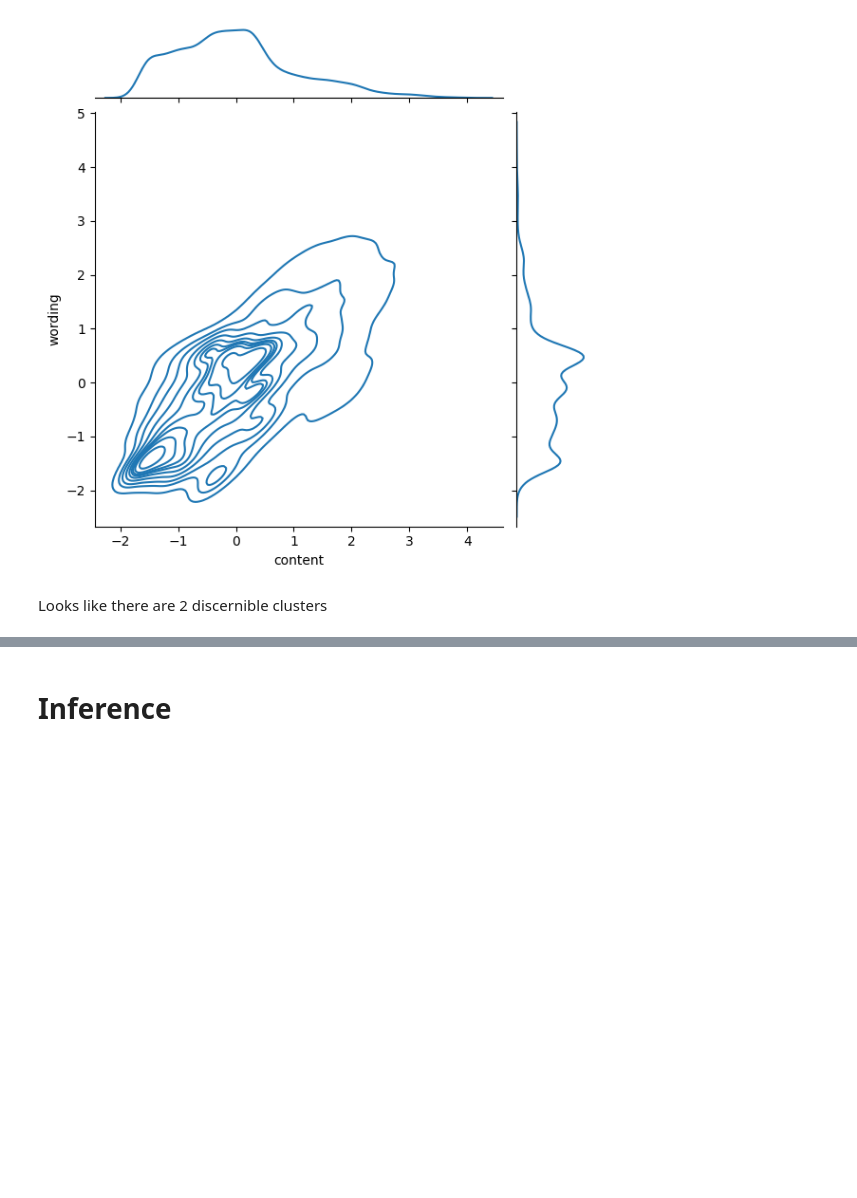
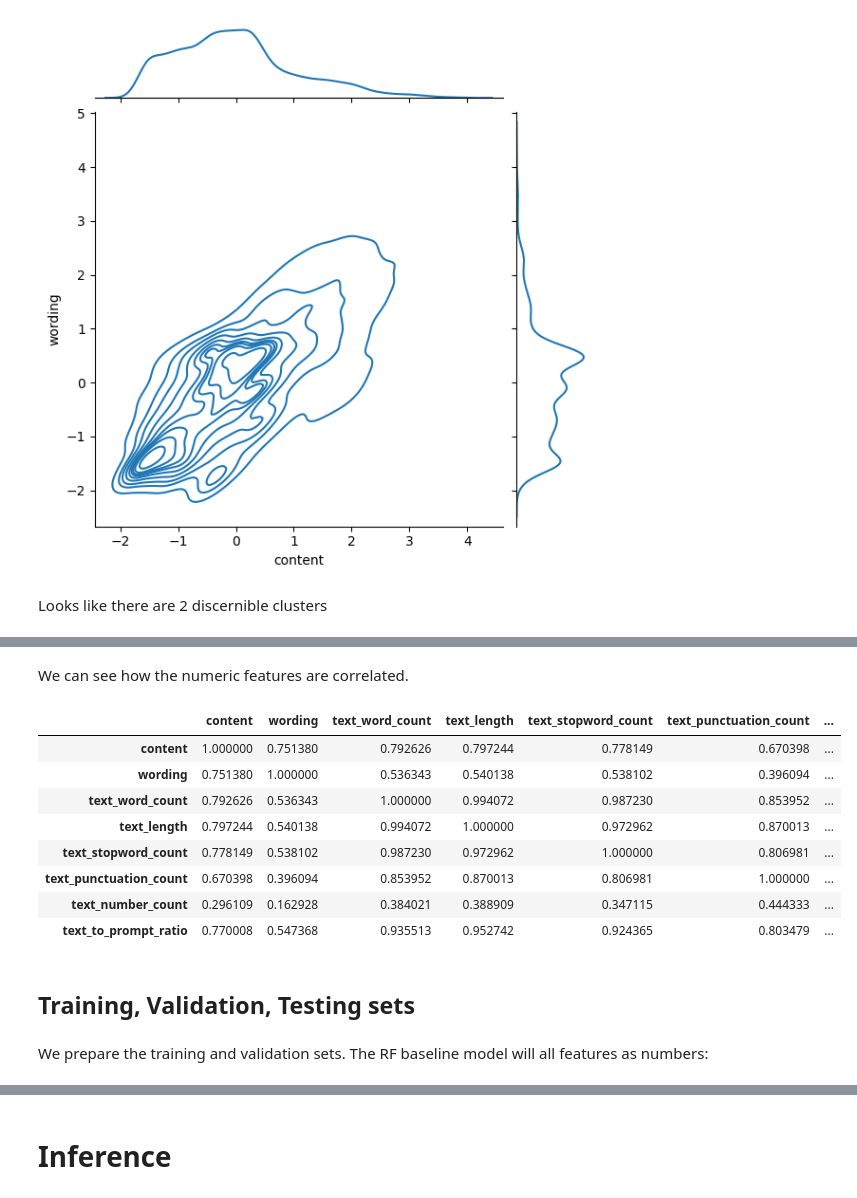
Before and after one commit to programmer-ke/commonlit-student-summaries, a Jupyter notebook: baseline-decision-trees.ipynb, the cells around one changed output, grey strips where cells are left out. Saved outputs shown, nothing was run; the diff lists cells and outputs as text; code cells hidden in the pictures; blank space fills up the shorter version.

```diff
--- a/baseline-decision-trees.ipynb
+++ b/baseline-decision-trees.ipynb
@@ -116,0 +196,19 @@ Some basic feature engineering on the summary texts.
+# %% [markdown]
+We can see how the numeric features are correlated.
+# %%
+corr = full_train_df.corr(numeric_only=True)
+corr.style.background_gradient(cmap='coolwarm')
+# %% [output]
+|  | content | wording | text_word_count | text_length | text_stopword_count | text_punctuation_count | ... |
+| content | 1.000000 | 0.751380 | 0.792626 | 0.797244 | 0.778149 | 0.670398 | ... |
+| wording | 0.751380 | 1.000000 | 0.536343 | 0.540138 | 0.538102 | 0.396094 | ... |
+| text_word_count | 0.792626 | 0.536343 | 1.000000 | 0.994072 | 0.987230 | 0.853952 | ... |
+| text_length | 0.797244 | 0.540138 | 0.994072 | 1.000000 | 0.972962 | 0.870013 | ... |
+| text_stopword_count | 0.778149 | 0.538102 | 0.987230 | 0.972962 | 1.000000 | 0.806981 | ... |
+| text_punctuation_count | 0.670398 | 0.396094 | 0.853952 | 0.870013 | 0.806981 | 1.000000 | ... |
+| text_number_count | 0.296109 | 0.162928 | 0.384021 | 0.388909 | 0.347115 | 0.444333 | ... |
+| text_to_prompt_ratio | 0.770008 | 0.547368 | 0.935513 | 0.952742 | 0.924365 | 0.803479 | ... |
+# %% [markdown]
+## Training, Validation, Testing sets
+# %% [markdown]
+We prepare the training and validation sets. The RF baseline model will all features as numbers:
```
Also changed, not shown: parts of 28 cells of this notebook.
